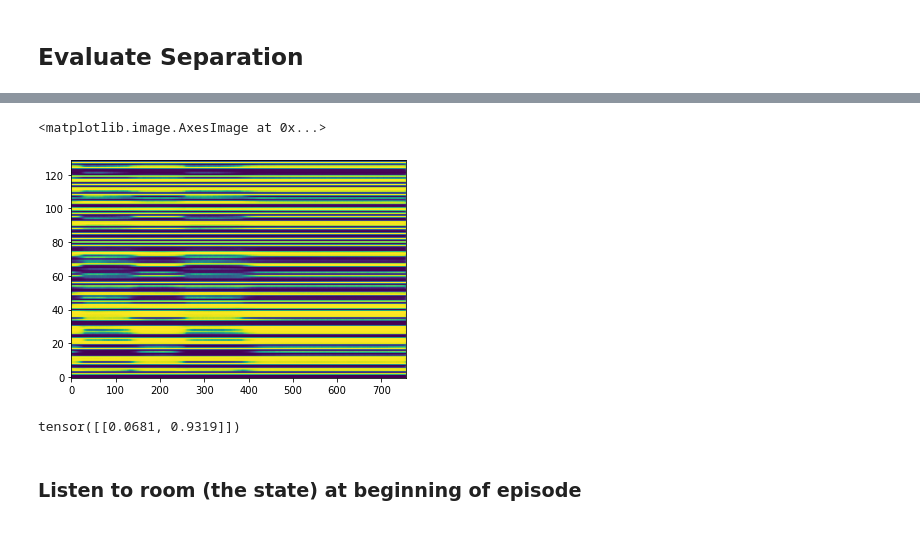
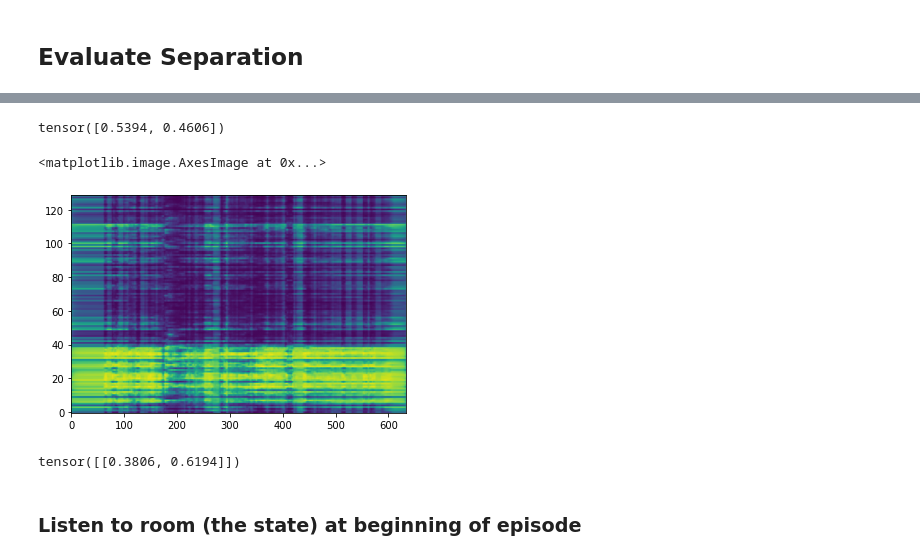
Before and after one commit to pseeth/otoworld, a Jupyter notebook: rl-audition/notebooks/demo.ipynb, the cells around one changed output, grey strips where cells are left out. Cells and saved outputs as stored; diff of their text form; code cells hidden in the pictures.

Commit message:
changes to environment, source placing, etc. might have some bugs.

```diff
--- a/rl-audition/notebooks/demo.ipynb
+++ b/rl-audition/notebooks/demo.ipynb
@@ -42,7 +42,7 @@ audio_signal = sum(signals)
 separator = nussl.separation.deep.DeepAudioEstimation(
     room_sound, model_path=None)
 
-model_dict = torch.load('../models/sp_ep1.pt')
+model_dict = torch.load('../models/sp_ep18.pt')
 model = nussl.ml.SeparationModel(model_dict['config'])
 model.load_state_dict(model_dict['state_dict'])
 
@@ -59,6 +59,10 @@ separator.transform = nussl.datasets.transforms.Compose([
 separator.device = 'cpu'
 
 estimates = separator()
+# ibm = nussl.separation.benchmark.IdealBinaryMask(
+#     room_sound, estimates,
+# )
+# estimates = ibm()
 
 estimates = {
     f'Speaker {i}': e for i, e in enumerate(estimates)
@@ -71,14 +75,19 @@ Matching file found at /home/ubuntu/.nussl/audio/wsj_speech_mixture_ViCfBJj.mp3,
 [interactive output not drawn]
+# %%
+separator.model_output['mask'].mean(dim=[0, 1, 2, 3])
+# %% [output]
+tensor([0.5394, 0.4606])
 # %%
-# mask is multiplied by the spectrogram to separate sources
-plt.imshow(separator.model_output['mask'][0, ..., 0, 0].cpu().data.numpy().T, origin='lower', aspect='auto')
+# mask is multiplied bythe spectrogram to separate sources
+plt.imshow(separator.model_output['mask'][0, ..., 0, 0].cpu().data.numpy().T,
+           origin='lower', aspect='auto', vmin=0.0, vmax=1.0)
 # %% [output]
 <matplotlib.image.AxesImage at 0x...>
-[figure, old version]
+[figure, new version]
 # %%
 separator.model_output['mask'][0, 0, 0]
 # %% [output]
-tensor([[0.0681, 0.9319]])
+tensor([[0.3806, 0.6194]])
 # %% [markdown]
 ### Listen to room (the state) at beginning of episode
 # %%
```
Also changed, not shown: parts of 4 cells of this notebook, 7 other files.
